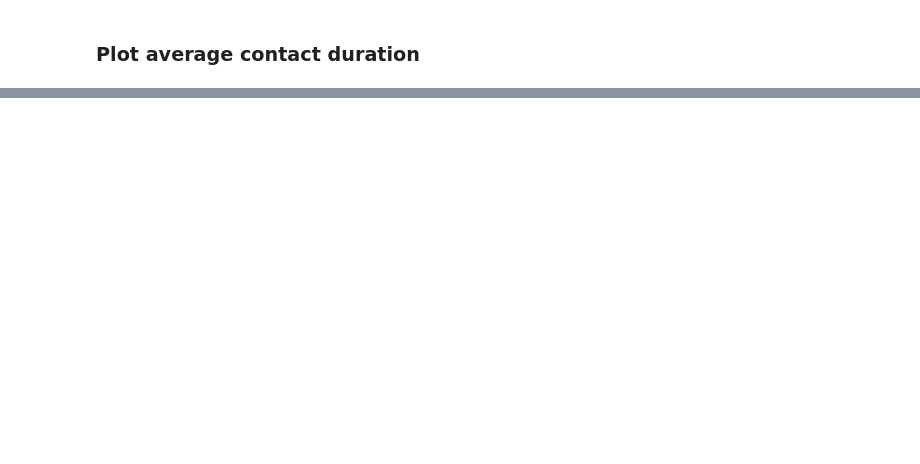
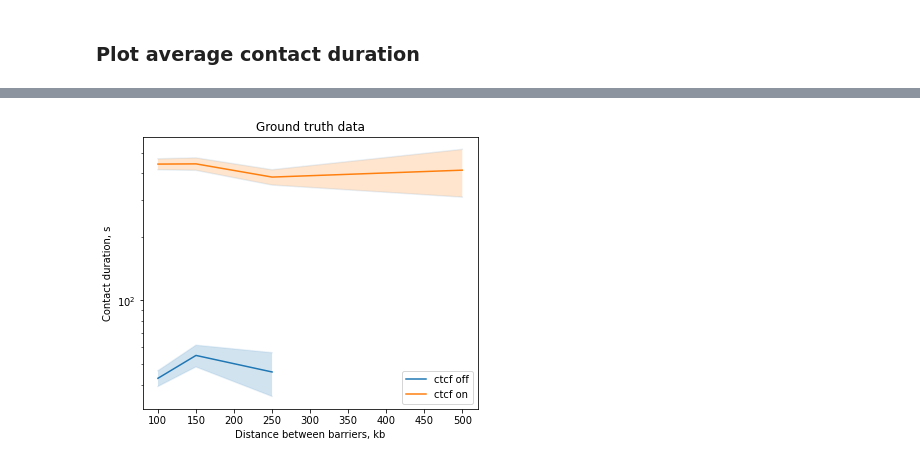
Before and after one commit to zhanyinx/SPT_analysis, a Jupyter notebook: notebooks/HMM_simulation_data_diff_tads.ipynb, the cells around one changed output, grey strips where cells are left out. Cells and saved outputs as stored; diff of their text form; code cells hidden in the pictures; blank space fills up the shorter version.

```diff
--- a/notebooks/HMM_simulation_data_diff_tads.ipynb
+++ b/notebooks/HMM_simulation_data_diff_tads.ipynb
@@ -471,12 +523,17 @@ pdf.savefig(fig)
 # %%
 nneighbors = 3
 tads = [12, 123, 18, 29, 61]
-total_streaks = {}
+total_streaks_loop = {}
+total_streaks_unloop = {}
+
 for i in range(5):
-    for ctcf, df in all_tad_sizes_dataset_orig[i].groupby('ctcf'):
-        cols2sum = [x for x in df.columns[1:-7].values if abs(eval(x)+tads[i]) < nneighbors]
-        df['contact'] = df[cols2sum].sum(axis=1)
-        df.loc[df['contact'] > 0, 'contact'] = 1
-        vals, _, lens = find_runs(df['contact'].values)
-        total_streaks[str(tads[i])+ctcf] = lens[vals==1]
+    for ctcf, df in all_tad_sizes_dataset_orig[i].groupby("ctcf"):
+        cols2sum = [
+            x for x in df.columns[1:-7].values if abs(eval(x) + tads[i]) < nneighbors
+        ]
+        df["contact"] = df[cols2sum].sum(axis=1)
+        df.loc[df["contact"] > 0, "contact"] = 1
+        vals, _, lens = find_runs(df["contact"].values)
+        total_streaks_loop[str(tads[i]) + ctcf] = lens[vals == 1]
+        total_streaks_unloop[str(tads[i]) + ctcf] = lens[vals == 0]
 # %%
@@ -691,0 +581,62 @@ posx and posy should be finite values
+# %%
+x = np.array([100, 150, 250, 500, 1000])
+gt_data_2_plot_unloop[0, :, 1][gt_data_2_plot_unloop[0, :, 1] > 460000] = np.nan
+gt_data_2_plot_unloop[1, :, 1][gt_data_2_plot_unloop[1, :, 1] > 460000] = np.nan
+fig, ax = plt.subplots(figsize=(6, 5))
+ax.set(
+    title="Ground truth data",
+    xlabel="Distance between barriers, kb",
+    ylabel="Contact duration, s",
+    yscale="log",
+)
+y = gt_data_2_plot_loop[1, :, 1]
+yerr = gt_data_2_plot_loop[1, :, 3]
+lower, upper = y - yerr, y + yerr
+ax.plot(x, y, label=f"ctcf off")
+ax.plot(x, lower, color="tab:blue", alpha=0.1)
+ax.plot(x, upper, color="tab:blue", alpha=0.1)
+ax.fill_between(x, lower, upper, alpha=0.2)
+
+y = gt_data_2_plot_loop[0, :, 1]
+yerr = gt_data_2_plot_loop[0, :, 3]
+lower, upper = y - yerr, y + yerr
+ax.plot(x, y, label=f"ctcf on")
+ax.plot(x, lower, color="tab:blue", alpha=0.1)
+ax.plot(x, upper, color="tab:blue", alpha=0.1)
+ax.fill_between(x, lower, upper, alpha=0.2)
+plt.legend()
+plt.show()
+pdf.savefig(fig)
+
+
+fig, ax = plt.subplots(figsize=(6, 5))
+ax.set(
+    title="Ground truth data",
+    xlabel="Distance between barriers, kb",
+    ylabel="Rate of formation of looped state, 1/s",
+    yscale="log",
+)
+y = gt_data_2_plot_unloop[1, :, 1]
+yerr_b = gt_data_2_plot_unloop[1, :, 3]
+yerr = yerr_b/y**2
+lower, upper = 1/y - yerr, 1/y + yerr
+ax.plot(x, 1/y, label=f"ctcf off")
+ax.plot(x, lower, color="tab:blue", alpha=0.1)
+ax.plot(x, upper, color="tab:blue", alpha=0.1)
+ax.fill_between(x, lower, upper, alpha=0.2)
+
+y = gt_data_2_plot_unloop[0, :, 1]
+yerr_b = gt_data_2_plot_unloop[0, :, 3]
+yerr = yerr_b/y**2
+lower, upper = 1/y - yerr, 1/y + yerr
+ax.plot(x, 1 / y, label=f"ctcf on")
+ax.plot(x, lower, color="tab:blue", alpha=0.1)
+ax.plot(x, upper, color="tab:blue", alpha=0.1)
+ax.fill_between(x, lower, upper, alpha=0.2)
+
+plt.legend()
+plt.show()
+pdf.savefig(fig)
+pdf.close()
+# %% [output]
+[figure, added]
```
Also changed, not shown: parts of 25 cells of this notebook.
